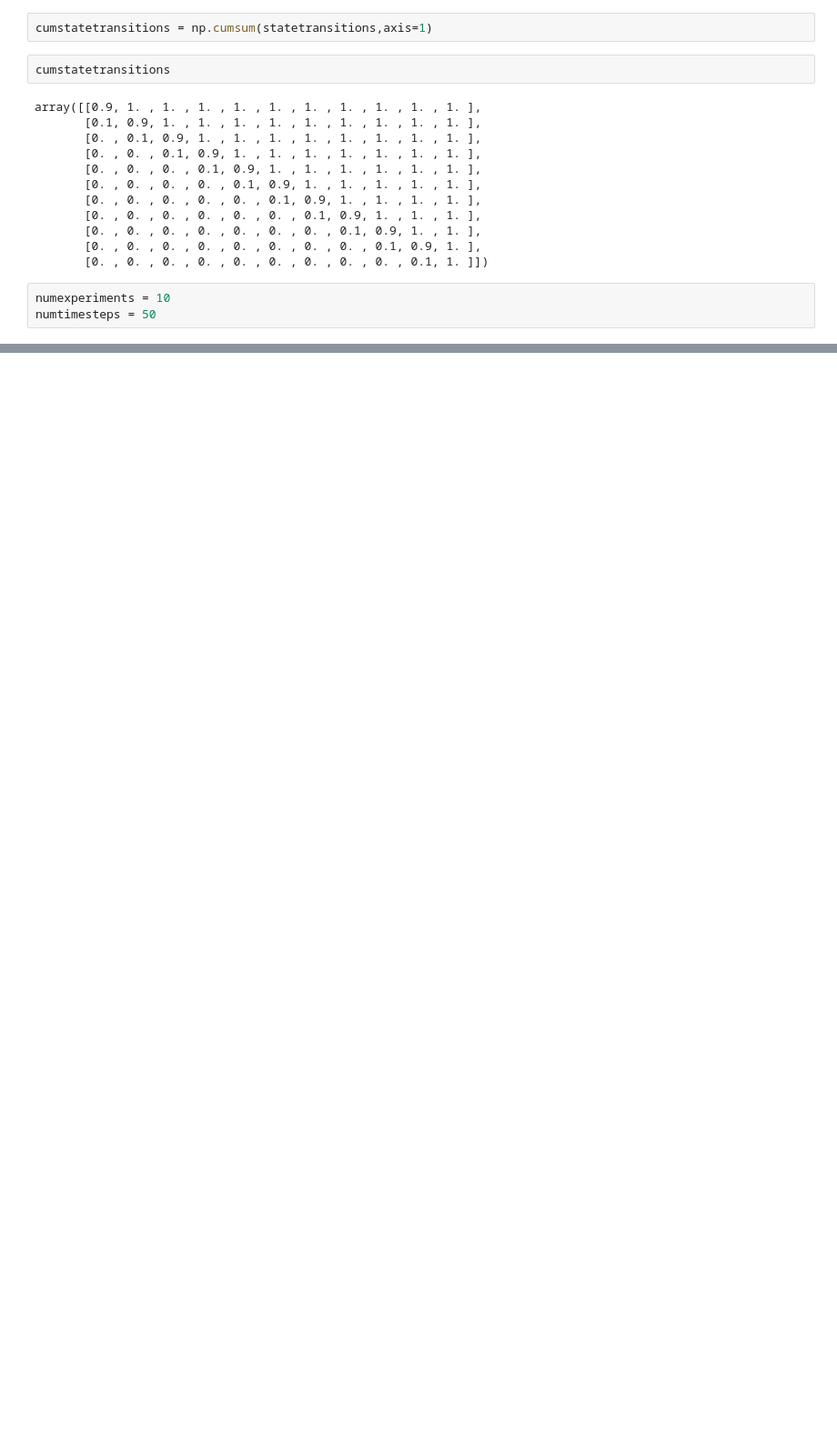
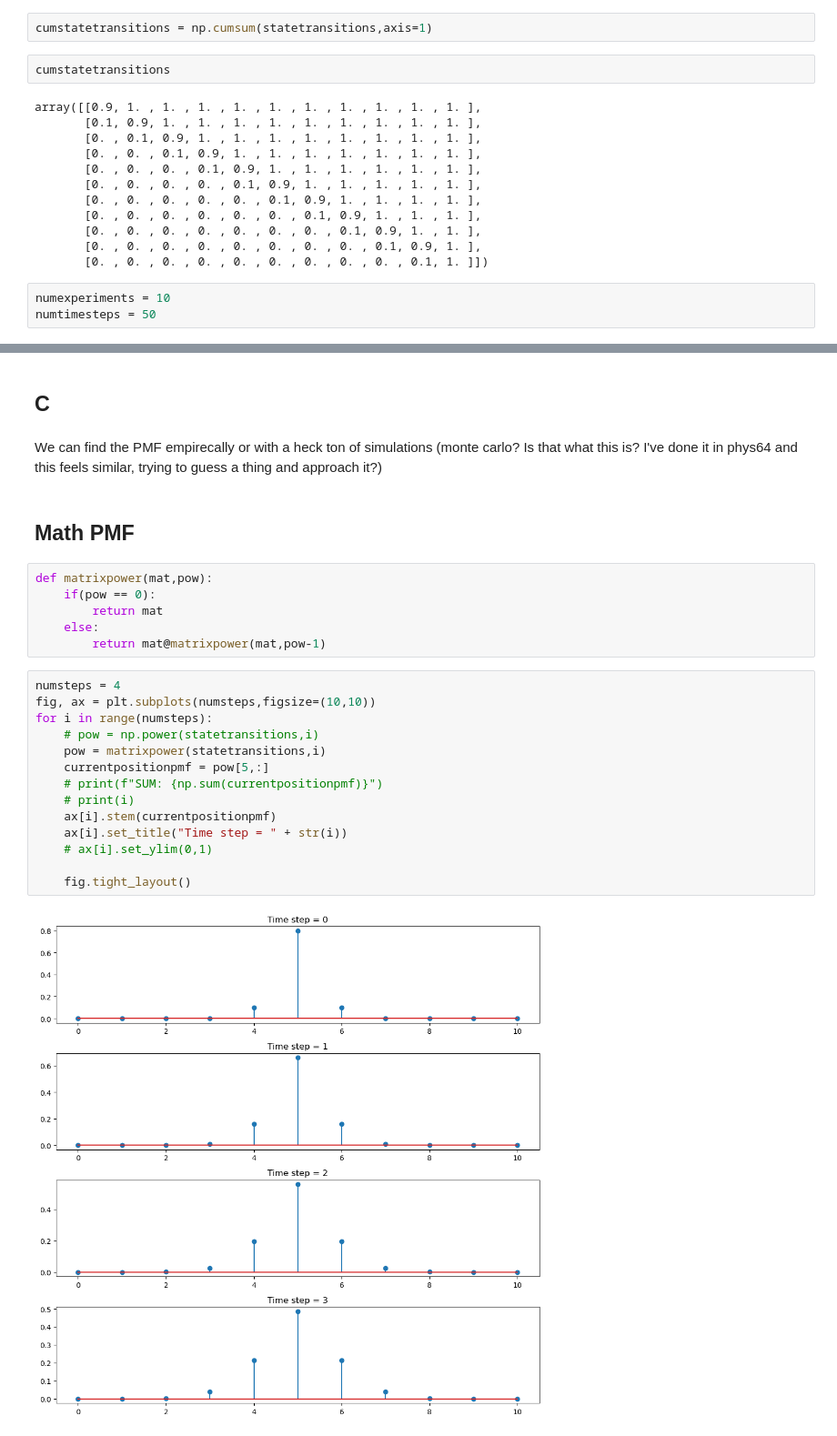
Before and after one commit to Sorin-Jayaweera/dsp_hw7, a Jupyter notebook: hw7.ipynb, the cells around one changed output, grey strips where cells are left out. Shown at 91% size. Drawn from its saved outputs; the diff is of its cells as text; blank space fills up the shorter version.

```diff
--- a/hw7.ipynb
+++ b/hw7.ipynb
@@ -80,0 +89,28 @@ Text(0.5, 0.98, '10 Random walks')
+# %% [markdown]
+## C
+# %% [markdown]
+We can find the PMF empirecally or with a heck ton of simulations (monte carlo? Is that what this is? I've done it in phys64 and this feels similar, trying to guess a thing and approach it?)
+# %% [markdown]
+## Math PMF
+# %%
+def matrixpower(mat,pow):
+    if(pow == 0):
+        return mat
+    else:
+        return mat@matrixpower(mat,pow-1)
+# %%
+numsteps = 4
+fig, ax = plt.subplots(numsteps,figsize=(10,10))
+for i in range(numsteps):
+    # pow = np.power(statetransitions,i)
+    pow = matrixpower(statetransitions,i)
+    currentpositionpmf = pow[5,:]
+    # print(f"SUM: {np.sum(currentpositionpmf)}")
+    # print(i)
+    ax[i].stem(currentpositionpmf)
+    ax[i].set_title("Time step = " + str(i))
+    # ax[i].set_ylim(0,1)
+
+    fig.tight_layout()
+# %% [output]
+[figure, added]
```
Also changed, not shown: parts of 22 cells of this notebook.
